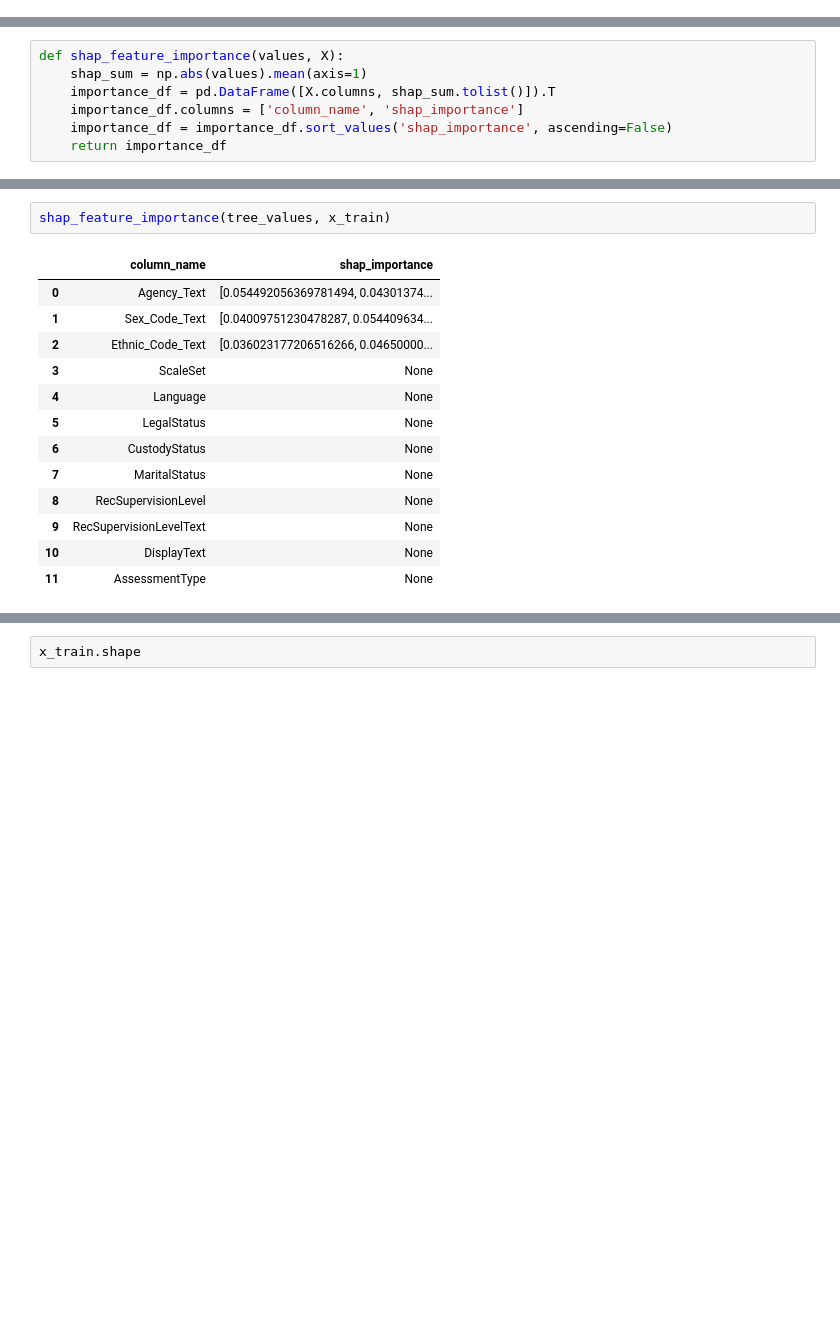
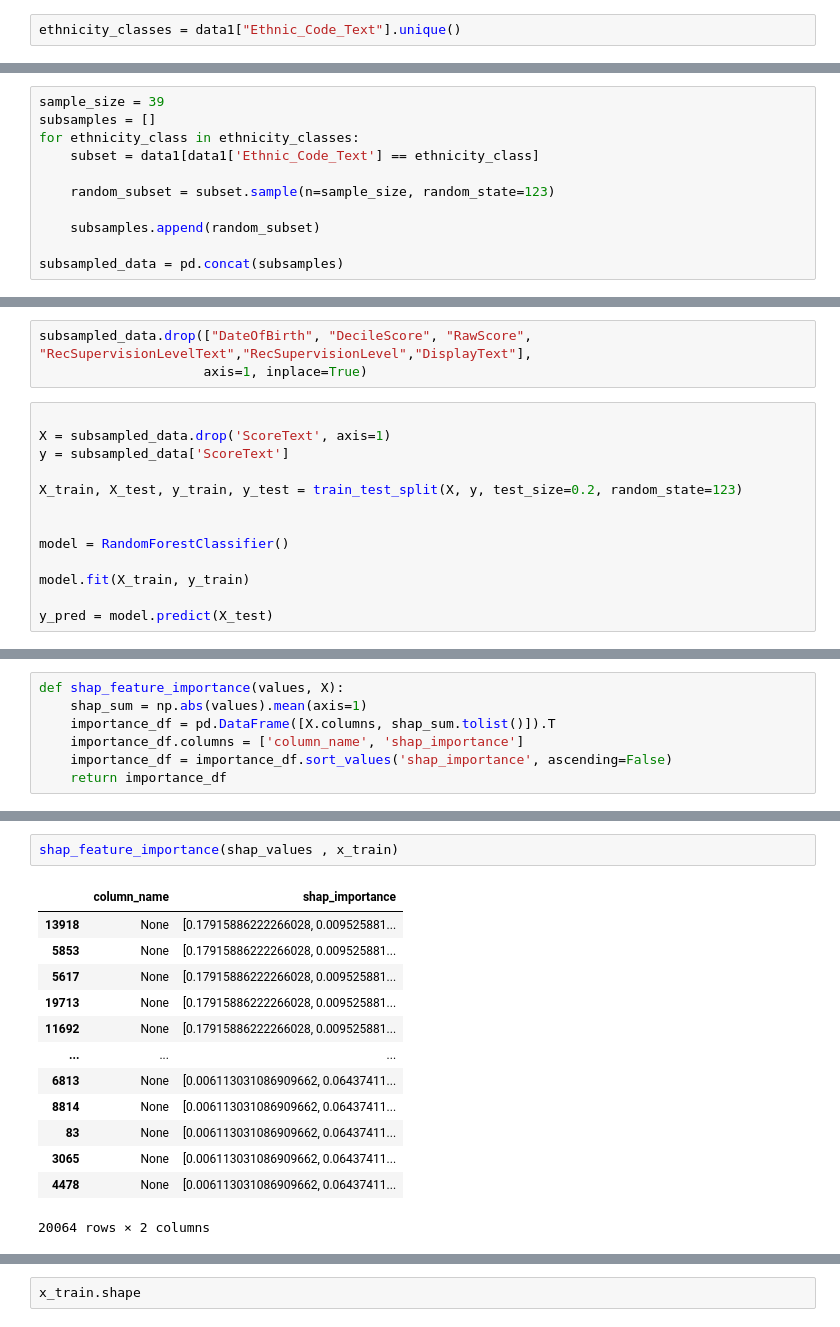
Before and after one commit to WIEM-MOOT-HAD/seasame_ouvre_toi, a Jupyter notebook: sesame_ouvre_toi_ML+SHAP.ipynb, the cells around one changed output, grey strips where cells are left out. Saved outputs shown, nothing was run; the diff lists cells and outputs as text; blank space fills up the shorter version.

```diff
--- a/sesame_ouvre_toi_ML+SHAP.ipynb
+++ b/sesame_ouvre_toi_ML+SHAP.ipynb
@@ -262,0 +290,2 @@ shap.summary_plot(shap_values, x_test)#, feature_names=X_train.feature_names)
+# %%
+ethnicity_classes = data1["Ethnic_Code_Text"].unique()
@@ -262,0 +305,11 @@ shap.summary_plot(shap_values, x_test)#, feature_names=X_train.feature_names)
+# %%
+sample_size = 39
+subsamples = []
+for ethnicity_class in ethnicity_classes:
+    subset = data1[data1['Ethnic_Code_Text'] == ethnicity_class]
+
+    random_subset = subset.sample(n=sample_size, random_state=123)
+
+    subsamples.append(random_subset)
+
+subsampled_data = pd.concat(subsamples)
@@ -262,0 +320,16 @@ shap.summary_plot(shap_values, x_test)#, feature_names=X_train.feature_names)
+# %%
+subsampled_data.drop(["DateOfBirth", "DecileScore", "RawScore", "RecSupervisionLevelText","RecSupervisionLevel","DisplayText"],
+                     axis=1, inplace=True)
+# %%
+
+X = subsampled_data.drop('ScoreText', axis=1)
+y = subsampled_data['ScoreText']
+
+X_train, X_test, y_train, y_test = train_test_split(X, y, test_size=0.2, random_state=123)
+
+
+model = RandomForestClassifier()
+
+model.fit(X_train, y_train)
+
+y_pred = model.predict(X_test)
@@ -339,16 +479,16 @@ def shap_feature_importance(values, X):
 # %%
-shap_feature_importance(tree_values, x_train)
+shap_feature_importance(shap_values , x_train)
 # %% [output]
 |  | column_name | shap_importance |
-| 0 | Agency_Text | [0.054492056369781494, 0.04301374... |
-| 1 | Sex_Code_Text | [0.04009751230478287, 0.054409634... |
-| 2 | Ethnic_Code_Text | [0.036023177206516266, 0.04650000... |
-| 3 | ScaleSet | None |
-| 4 | Language | None |
-| 5 | LegalStatus | None |
-| 6 | CustodyStatus | None |
-| 7 | MaritalStatus | None |
-| 8 | RecSupervisionLevel | None |
-| 9 | RecSupervisionLevelText | None |
-| 10 | DisplayText | None |
-| 11 | AssessmentType | None |
+| 13918 | None | [0.17915886222266028, 0.009525881... |
+| 5853 | None | [0.17915886222266028, 0.009525881... |
+| 5617 | None | [0.17915886222266028, 0.009525881... |
+| 19713 | None | [0.17915886222266028, 0.009525881... |
+| 11692 | None | [0.17915886222266028, 0.009525881... |
+| ... | ... | ... |
+| 6813 | None | [0.006113031086909662, 0.06437411... |
+| 8814 | None | [0.006113031086909662, 0.06437411... |
+| 83 | None | [0.006113031086909662, 0.06437411... |
+| 3065 | None | [0.006113031086909662, 0.06437411... |
+| 4478 | None | [0.006113031086909662, 0.06437411... |
+20064 rows × 2 columns
```
Also changed, not shown: parts of 76 cells of this notebook.
